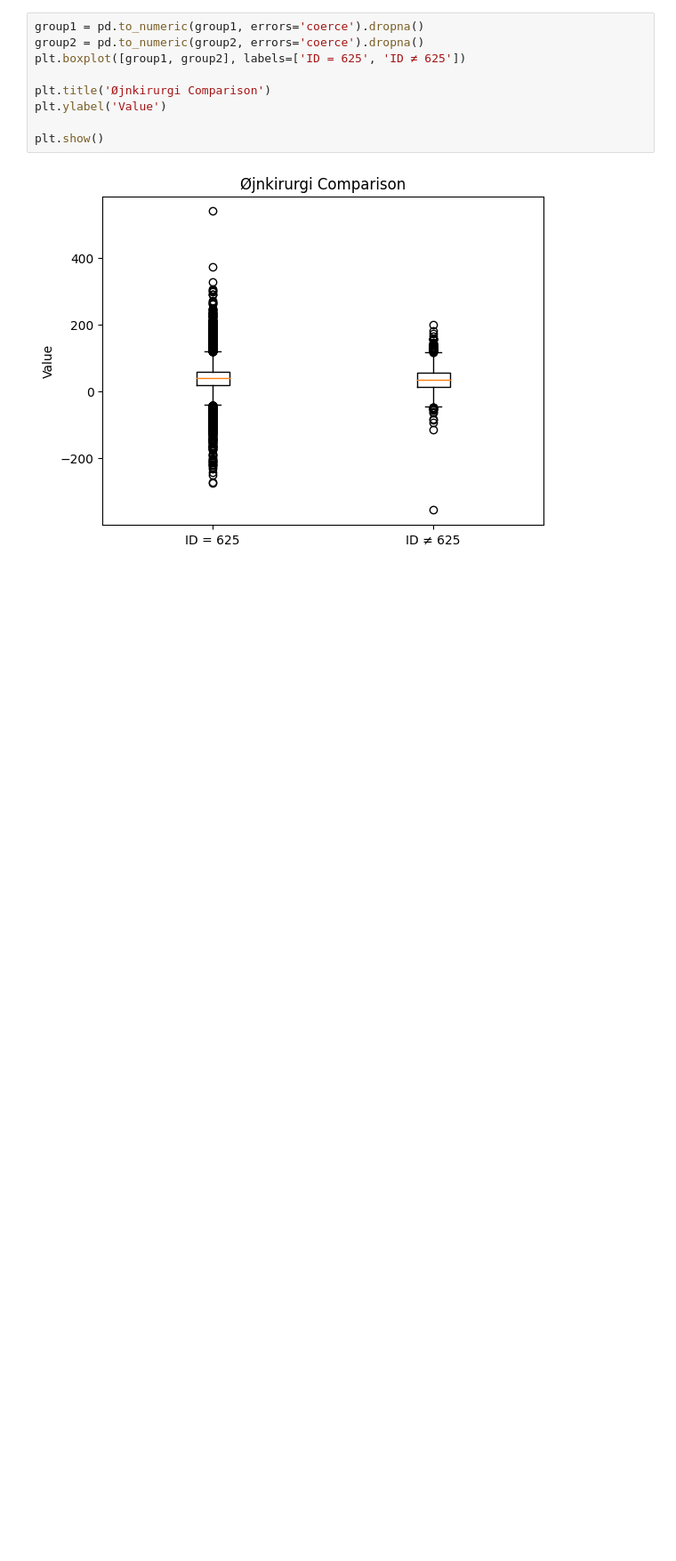
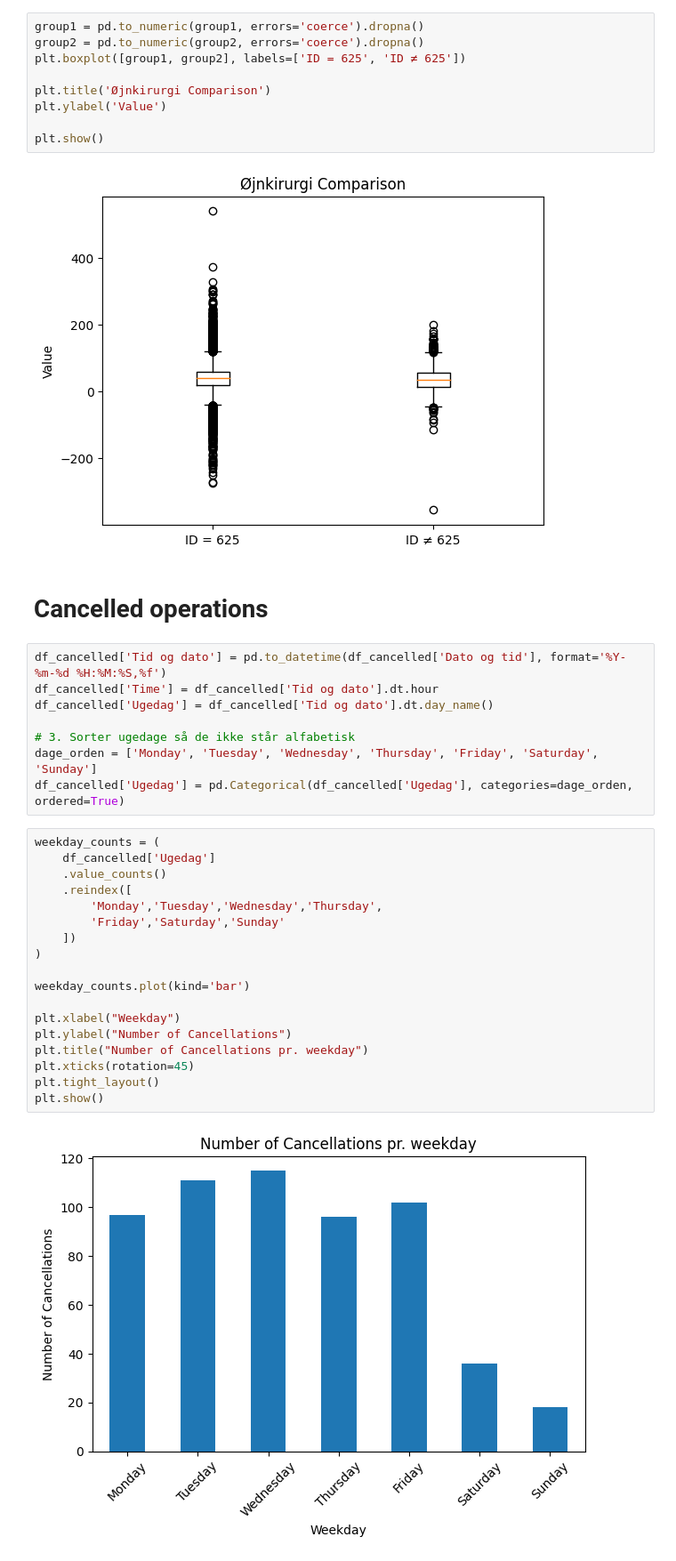
Before and after one commit to killermort9/AnalyticsToAction, a Jupyter notebook: Signe.ipynb, the cells around one changed output. Shown at 89% size. Drawn from its saved outputs; the diff is of its cells as text; blank space fills up the shorter version.

Commit message:
Signe - undersøgelse af cancelled operations

```diff
--- a/Signe.ipynb
+++ b/Signe.ipynb
@@ -267,3 +258,33 @@ plt.ylabel('Value')
 plt.show()
 # %% [output]
 [figure]
+# %% [markdown]
+# Cancelled operations
+# %%
+df_cancelled['Tid og dato'] = pd.to_datetime(df_cancelled['Dato og tid'], format='%Y-%m-%d %H:%M:%S,%f')
+df_cancelled['Time'] = df_cancelled['Tid og dato'].dt.hour
+df_cancelled['Ugedag'] = df_cancelled['Tid og dato'].dt.day_name()
+
+# 3. Sorter ugedage så de ikke står alfabetisk
+dage_orden = ['Monday', 'Tuesday', 'Wednesday', 'Thursday', 'Friday', 'Saturday', 'Sunday']
+df_cancelled['Ugedag'] = pd.Categorical(df_cancelled['Ugedag'], categories=dage_orden, ordered=True)
+# %%
+weekday_counts = (
+    df_cancelled['Ugedag']
+    .value_counts()
+    .reindex([
+        'Monday','Tuesday','Wednesday','Thursday',
+        'Friday','Saturday','Sunday'
+    ])
+)
+
+weekday_counts.plot(kind='bar')
+
+plt.xlabel("Weekday")
+plt.ylabel("Number of Cancellations")
+plt.title("Number of Cancellations pr. weekday")
+plt.xticks(rotation=45)
+plt.tight_layout()
+plt.show()
+# %% [output]
+[figure, added]
```
Also changed, not shown: parts of 20 cells of this notebook.
